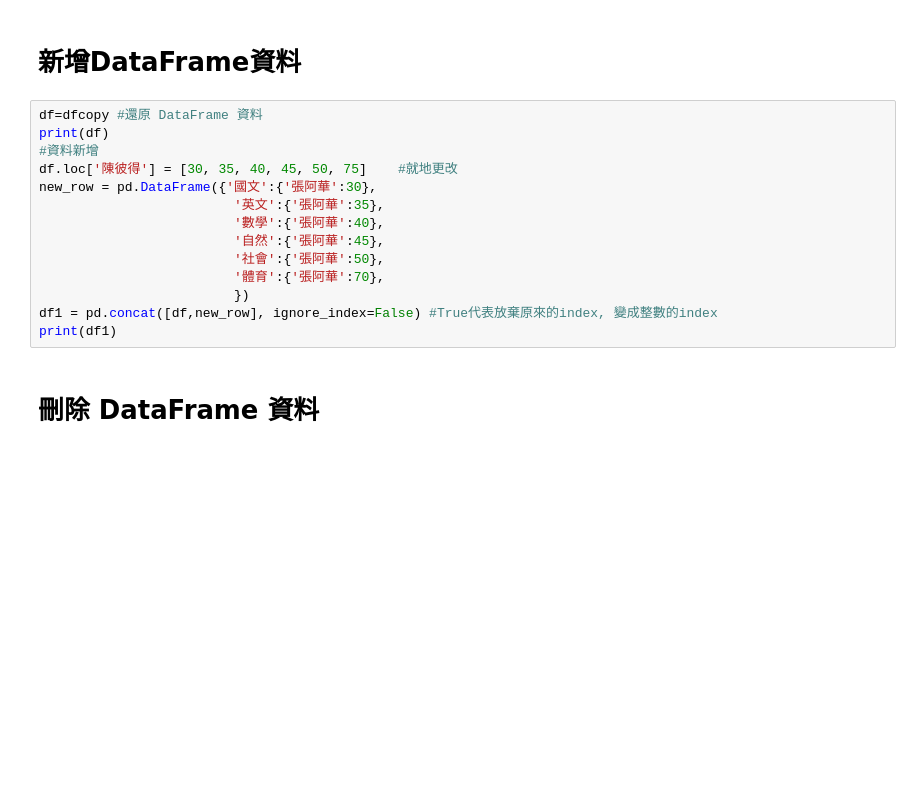
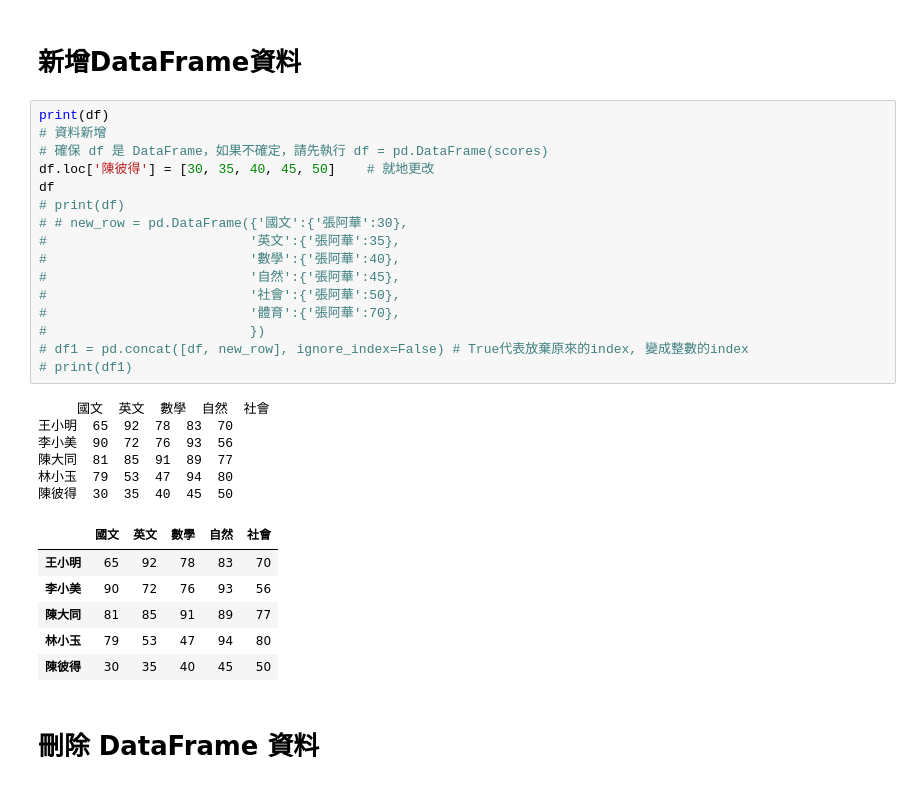
Before and after one commit to mingfujacky/Lecture-Python, a Jupyter notebook: pandas/pandas_middle.ipynb, the cells around one changed output. Saved outputs shown, nothing was run; the diff lists cells and outputs as text; blank space fills up the shorter version.

```diff
--- a/pandas/pandas_middle.ipynb
+++ b/pandas/pandas_middle.ipynb
@@ -310,18 +500,33 @@ df
 # %% [markdown]
 # 新增DataFrame資料
 # %%
-df=dfcopy #還原 DataFrame 資料
 print(df)
-#資料新增
-df.loc['陳彼得'] = [30, 35, 40, 45, 50, 75]    #就地更改
-new_row = pd.DataFrame({'國文':{'張阿華':30},
-                         '英文':{'張阿華':35},
-                         '數學':{'張阿華':40},
-                         '自然':{'張阿華':45},
-                         '社會':{'張阿華':50},
-                         '體育':{'張阿華':70},
-                         })
-df1 = pd.concat([df,new_row], ignore_index=False) #True代表放棄原來的index, 變成整數的index
-print(df1)
+# 資料新增
+# 確保 df 是 DataFrame，如果不確定，請先執行 df = pd.DataFrame(scores)
+df.loc['陳彼得'] = [30, 35, 40, 45, 50]    # 就地更改
+df
+# print(df)
+# # new_row = pd.DataFrame({'國文':{'張阿華':30},
+#                          '英文':{'張阿華':35},
+#                          '數學':{'張阿華':40},
+#                          '自然':{'張阿華':45},
+#                          '社會':{'張阿華':50},
+#                          '體育':{'張阿華':70},
+#                          })
+# df1 = pd.concat([df, new_row], ignore_index=False) # True代表放棄原來的index, 變成整數的index
+# print(df1)
+# %% [output]
+     國文  英文  數學  自然  社會
+王小明  65  92  78  83  70
+李小美  90  72  76  93  56
+陳大同  81  85  91  89  77
+林小玉  79  53  47  94  80
+陳彼得  30  35  40  45  50
+|  | 國文 | 英文 | 數學 | 自然 | 社會 |
+| 王小明 | 65 | 92 | 78 | 83 | 70 |
+| 李小美 | 90 | 72 | 76 | 93 | 56 |
+| 陳大同 | 81 | 85 | 91 | 89 | 77 |
+| 林小玉 | 79 | 53 | 47 | 94 | 80 |
+| 陳彼得 | 30 | 35 | 40 | 45 | 50 |
 # %% [markdown]
 # 刪除 DataFrame 資料
```
Also changed, not shown: parts of 54 cells of this notebook, 7 other files.
